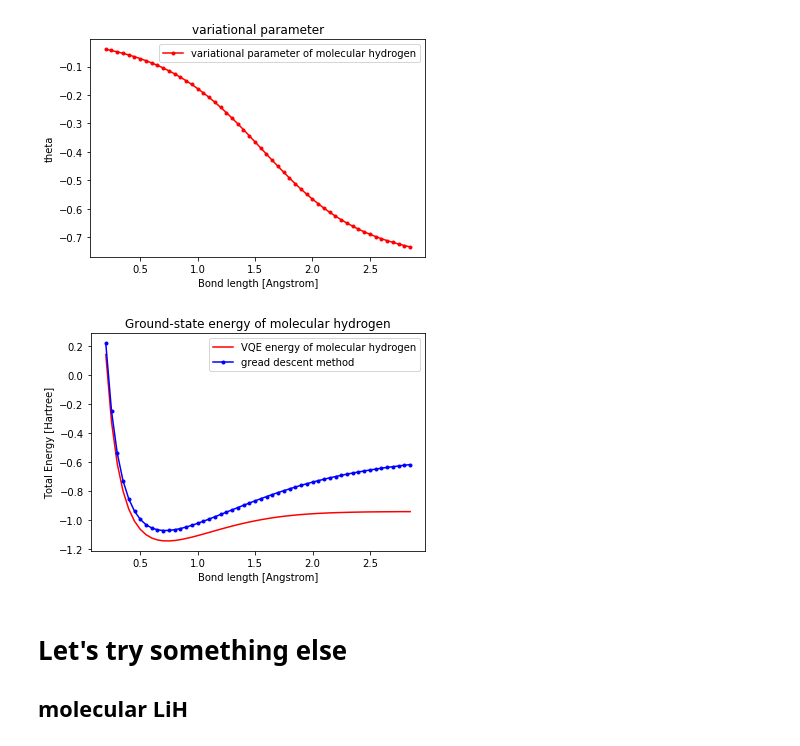
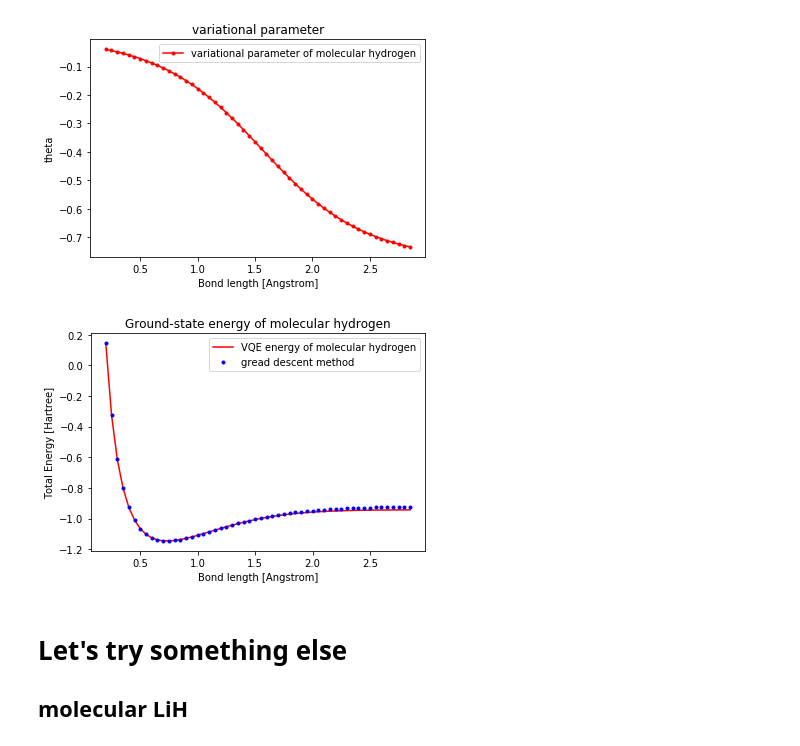
Before and after one commit to QuContractor/VQE_tutorial, a Jupyter notebook: VQE_tutorial_20191107.ipynb, the cells around one changed output. Saved outputs shown, nothing was run; the diff lists cells and outputs as text; code cells hidden in the pictures.

```diff
--- a/VQE_tutorial_20191107.ipynb
+++ b/VQE_tutorial_20191107.ipynb
@@ -187,26 +67,26 @@ def vqe(theta, hamiltonian):
 #     Rz(theta[3]) | qubits[0]
 ### ================================================
 
-#     X | qubits[0]
+    X | qubits[0]
 
-#     Rx(-np.pi/2) | qubits[0]
-#     Ry(np.pi/2) | qubits[1]
-#     CNOT |  (qubits[1],qubits[0])
+    Rx(-np.pi/2) | qubits[0]
+    Ry(np.pi/2) | qubits[1]
+    CNOT |  (qubits[1],qubits[0])
 
-#     Rz(theta[0]) | qubits[0]
+    Rz(theta[0]) | qubits[0]
 
-#     CNOT |  (qubits[1],qubits[0])
+    CNOT |  (qubits[1],qubits[0])
 
-#     Rx(np.pi/2) | qubits[0]
-#     Ry(-np.pi/2) | qubits[1]
+    Rx(np.pi/2) | qubits[0]
+    Ry(-np.pi/2) | qubits[1]
 
 ### ================================================
 
-    X | qubits[0]
+#     X | qubits[0]
 
-    ansatz_op = QubitOperator('X0 Y1')
-    # Apply the unitary e^{-i * ansatz_op * t}
-    TimeEvolution(theta[0], ansatz_op) | qubits
+#     ansatz_op = QubitOperator('X0 Y1')
+#     # Apply the unitary e^{-i * ansatz_op * t}
+#     TimeEvolution(theta[0], ansatz_op) | qubits
 
 
     eng.flush()
@@ -354,7 +234,7 @@ plt.show()
 # %% [output]
 [figure]
 # %%
-def gs_energy(config_H,learning_rate=1e-2,t_steps=100,stop_e=1e-3):
+def gs_energy(config_H,learning_rate=1e-1,t_steps=50,stop_e=1e-2):
     theta=0.1
     i=0
   #  change=1
@@ -377,17 +257,17 @@ for i in range(len(raw_data_hamiltonian)):
 # %%
 plt.xlabel("Bond length [Angstrom]")
 plt.ylabel("Total Energy [Hartree]")
 plt.title("Ground-state energy of molecular hydrogen")
 plt.plot(bond_lengths, VQE_energies, "r-",
          label="VQE energy of molecular hydrogen")
-plt.plot(bond_lengths, GD_energies, "b.-",
+plt.plot(bond_lengths, GD_energies, "b.",
          label="gread descent method")
 #plt.plot(bond_distances, raw_data_table_1[:,1], "r.-",
 #         label="constant term")
 plt.legend()
 plt.show()
 # %% [output]
-[figure, old version]
+[figure, new version]
 # %% [markdown]
 # Let's try something else
 ## molecular LiH
```
Also changed, not shown: parts of 5 cells of this notebook.
